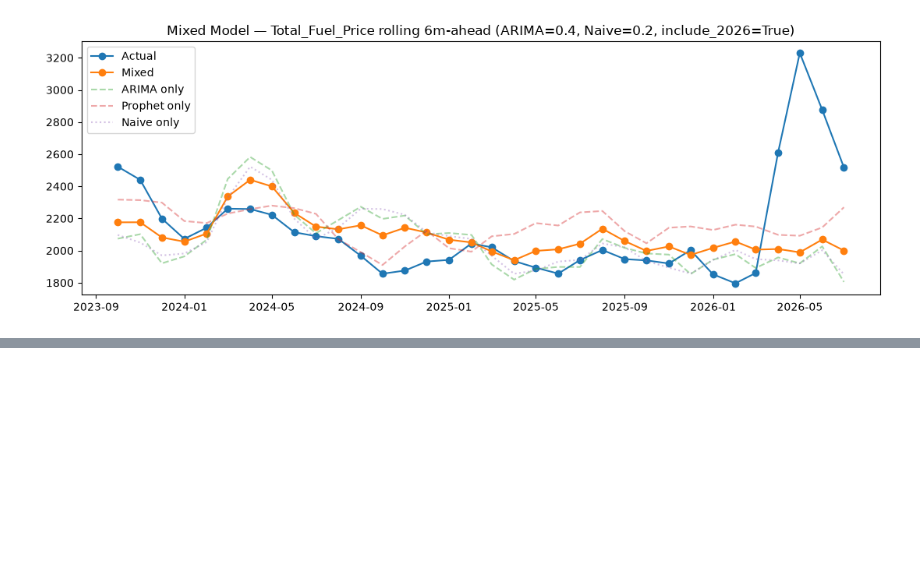
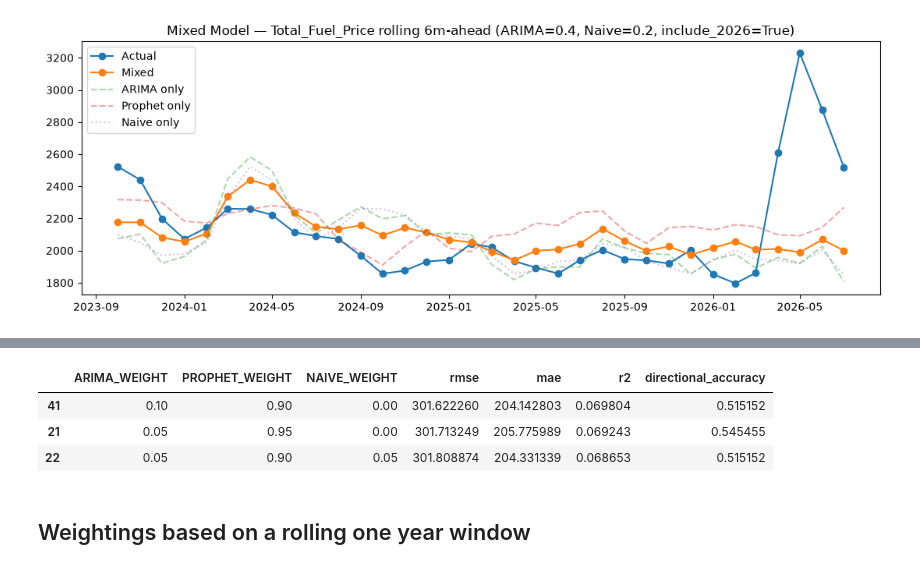
Before and after one commit to Trist4/fools-optimum, a Jupyter notebook: notebooks/mixed_model.ipynb, the cells around one changed output, grey strips where cells are left out. Saved outputs shown, nothing was run; the diff lists cells and outputs as text; code cells hidden in the pictures; blank space fills up the shorter version.

```diff
--- a/notebooks/mixed_model.ipynb
+++ b/notebooks/mixed_model.ipynb
@@ -295,0 +498,9 @@ R2:   -0.0636
+# %%
+preds_df = get_walkforward_predictions(deisel_df, features_6M_diesel,
+                                        FORECAST_HORIZON=6, TRAIN_RATIO=0.8)
+
+best_weights, weight_grid = find_best_weights(preds_df, step=0.05, metric="rmse")
+
+# top 3 configs, for context/sensitivity checking
+weight_grid.sort_values("rmse").head(3)
+# %% [output]
@@ -295,0 +524,6 @@ R2:   -0.0636
+|  | ARIMA_WEIGHT | PROPHET_WEIGHT | NAIVE_WEIGHT | rmse | mae | r2 | directional_accuracy |
+| 41 | 0.10 | 0.90 | 0.00 | 301.622260 | 204.142803 | 0.069804 | 0.515152 |
+| 21 | 0.05 | 0.95 | 0.00 | 301.713249 | 205.775989 | 0.069243 | 0.545455 |
+| 22 | 0.05 | 0.90 | 0.05 | 301.808874 | 204.331339 | 0.068653 | 0.515152 |
+# %% [markdown]
+## Weightings based on a rolling one year window
```
Also changed, not shown: parts of 17 cells of this notebook.
